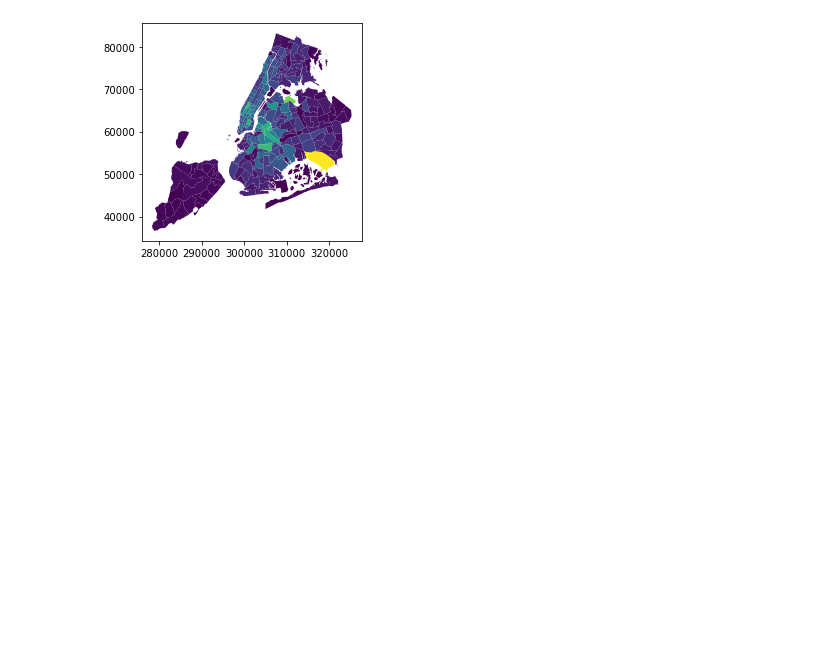
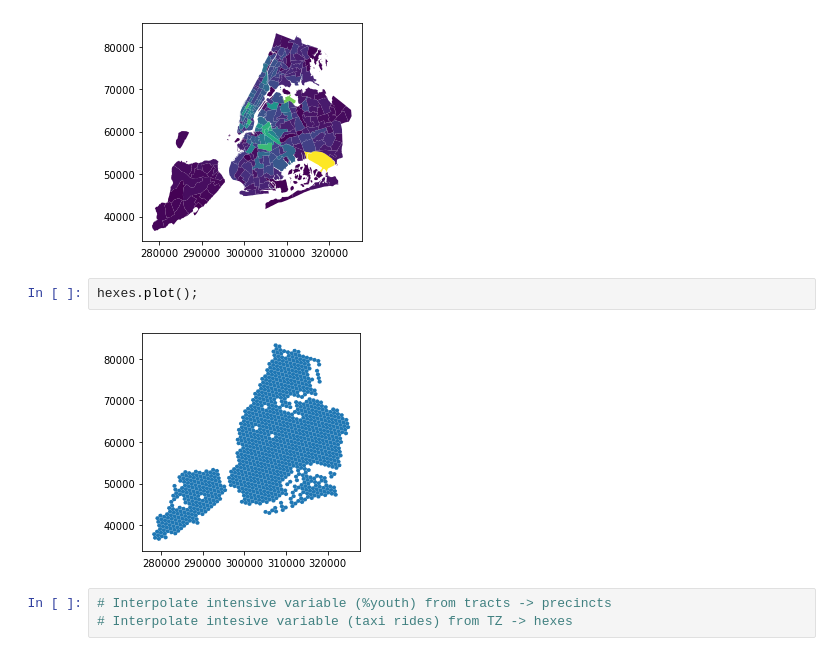
Before and after one commit to nlicalzi/mapping_nighttime_mobility, a Jupyter notebook: notebooks/taxi_zone_disaggregation.ipynb, the cells around one changed output. Drawn from its saved outputs; the diff is of its cells as text; blank space fills up the shorter version.

```diff
--- a/notebooks/taxi_zone_disaggregation.ipynb
+++ b/notebooks/taxi_zone_disaggregation.ipynb
@@ -79,3 +80,10 @@ tz_merged[(tz_merged['month'] == 1) &\
           (tz_merged['night?'] == 0)].plot(column='outflow_counts');
 # %% [output]
 [figure]
+# %%
+hexes.plot();
+# %% [output]
+[figure, added]
+# %%
+# Interpolate intensive variable (%youth) from tracts -> precincts
+# Interpolate intesive variable (taxi rides) from TZ -> hexes
```
Also changed, not shown: parts of 8 cells of this notebook.
